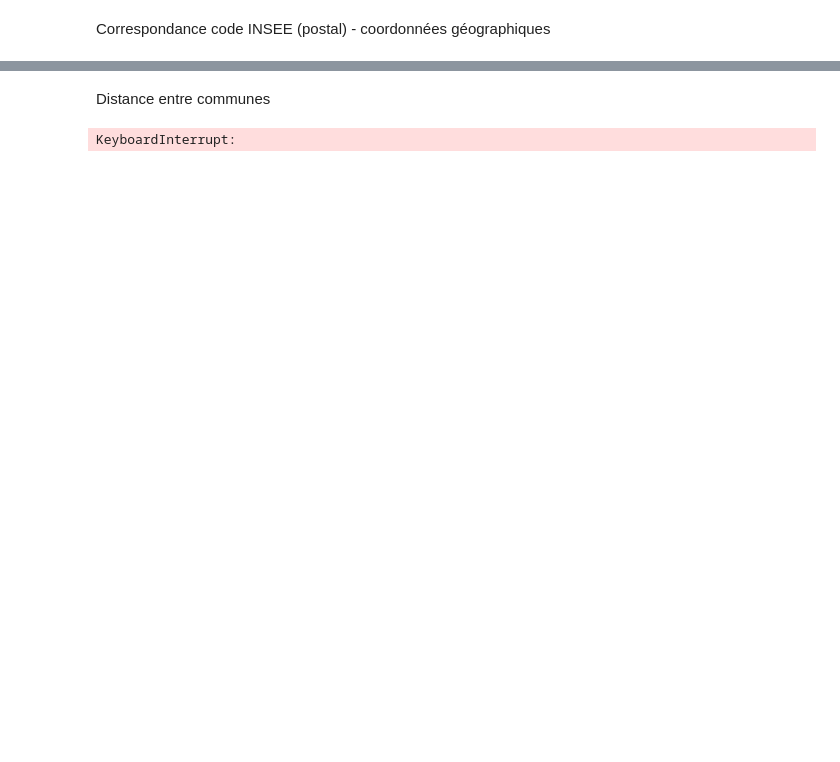
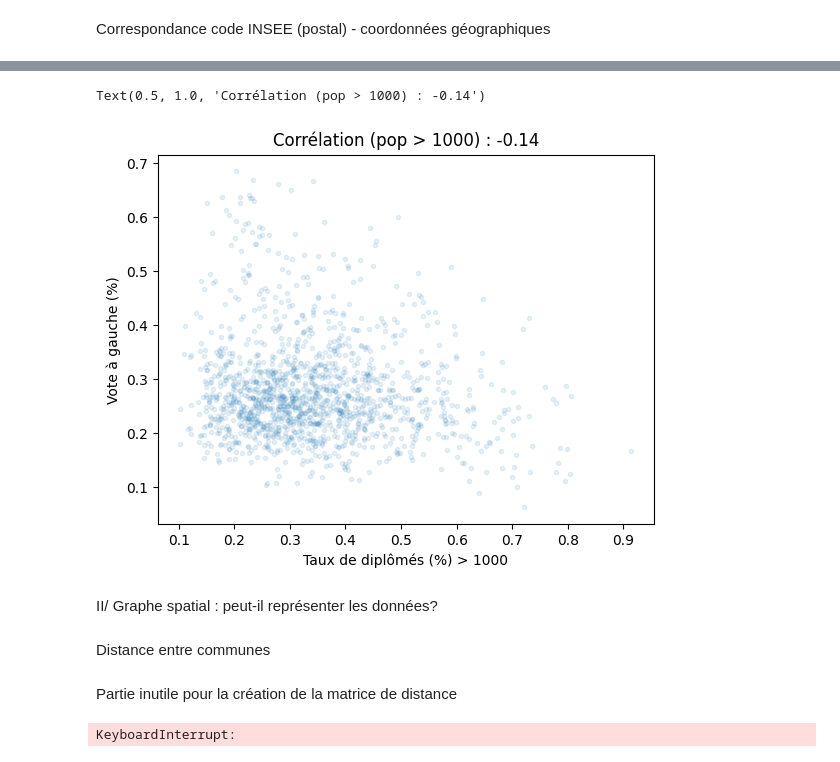
Before and after one commit to maxrieding/Complex_networks, a Jupyter notebook: communes.ipynb, the cells around one changed output, grey strips where cells are left out. Drawn from its saved outputs; the diff is of its cells as text; code cells hidden in the pictures; blank space fills up the shorter version.

```diff
--- a/communes.ipynb
+++ b/communes.ipynb
@@ -15,3 +151,24 @@ communes = pd.read_csv("./communes-france-2022.csv")
+# %%
+# autres indicateurs filtrés:
+revenu_moyen_filtered = communes_filtered["revmoy"].values
+population_filtered = communes_filtered["population"].values
+chomage_filtered = communes_filtered["chom"].values
+diplome_filtered = communes_filtered["sup"].values
+taux_immigre_filtered= communes_filtered["imm"].values
+latitudes_filtered = communes_filtered["latitude_mairie"].values
+longitudes_filtered = communes_filtered["longitude_mairie"].values
+# diplomé vs vote gauche
+plt.scatter(diplome_filtered, vote_gauche_filtered,marker='.', alpha=0.1)
+#correlation
+correlation_diplome_filtered = np.corrcoef(diplome_filtered, vote_gauche_filtered)[0, 1]
+plt.xlabel("Taux de diplômés (%) > 1000")
+plt.ylabel("Vote à gauche (%)")
+plt.title(f"Corrélation (pop > 1000) : {correlation_diplome_filtered:.2f}")
+# %% [output]
+Text(0.5, 1.0, 'Corrélation (pop > 1000) : -0.14')
+[figure, added]
+# %% [markdown]
+II/ Graphe spatial : peut-il représenter les données?
 # %%
 insee = communes['code_insee']
 # Extraction des vecteurs
@@ -36,5 +193,7 @@ def haversine_vec(lat1, lon1, lat2, lon2, R=6371000.0):
     a = np.sin(dlat/2.0)**2 + np.cos(lat1) * np.cos(lat2) * np.sin(dlon/2.0)**2
     c = 2 * np.arcsin(np.sqrt(a))
     return R * c
+# %% [markdown]
+Partie inutile pour la création de la matrice de distance
 # %%
 
```
Also changed, not shown: parts of 27 cells of this notebook.
